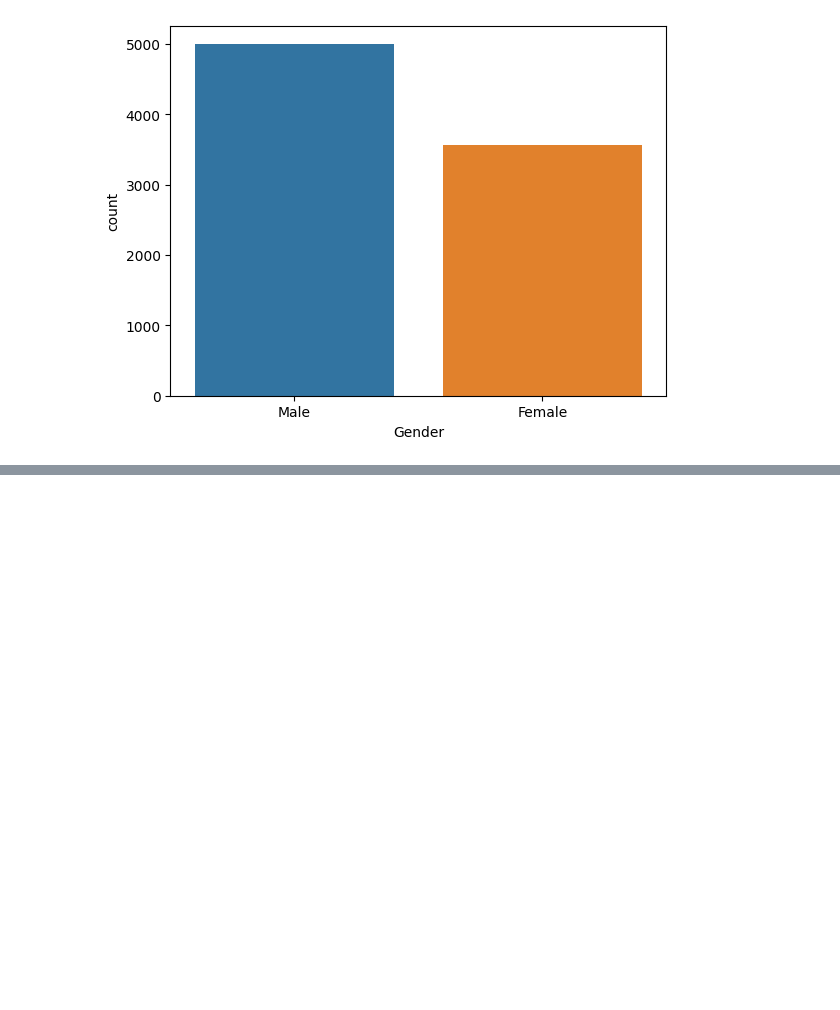
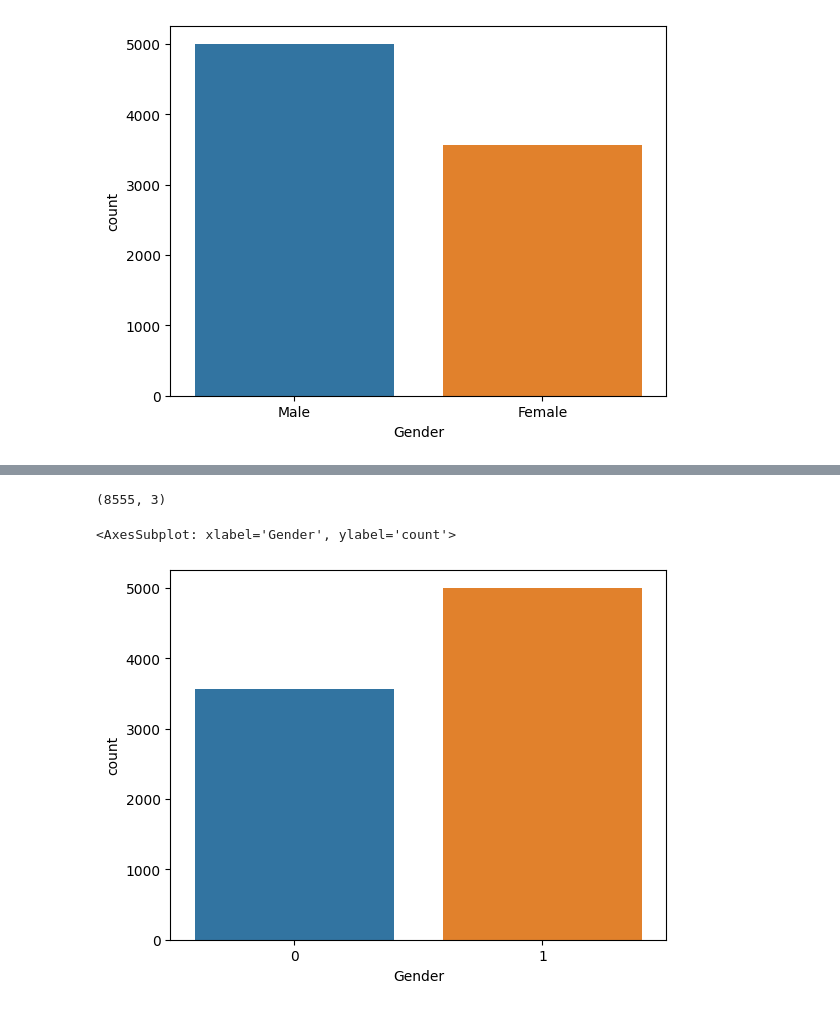
Before and after one commit to AltafUddin18/KNN-Class-9, a Jupyter notebook: knn-class-9.ipynb, the cells around one changed output, grey strips where cells are left out. Drawn from its saved outputs; the diff is of its cells as text; code cells hidden in the pictures; blank space fills up the shorter version.

```diff
--- a/knn-class-9.ipynb
+++ b/knn-class-9.ipynb
@@ -87,0 +93,4 @@ sns.countplot(x=df["Gender"] , data=df)
+# %%
+le = LabelEncoder()
+# %%
+df1["Gender"] = le.fit_transform(df1["Gender"])
@@ -87,0 +106,9 @@ sns.countplot(x=df["Gender"] , data=df)
+# %%
+df1.shape
+# %% [output]
+(8555, 3)
+# %%
+sns.countplot(x=df1['Gender'], data = df1)
+# %% [output]
+<AxesSubplot: xlabel='Gender', ylabel='count'>
+[figure, added]
```
Also changed, not shown: parts of 14 cells of this notebook.
